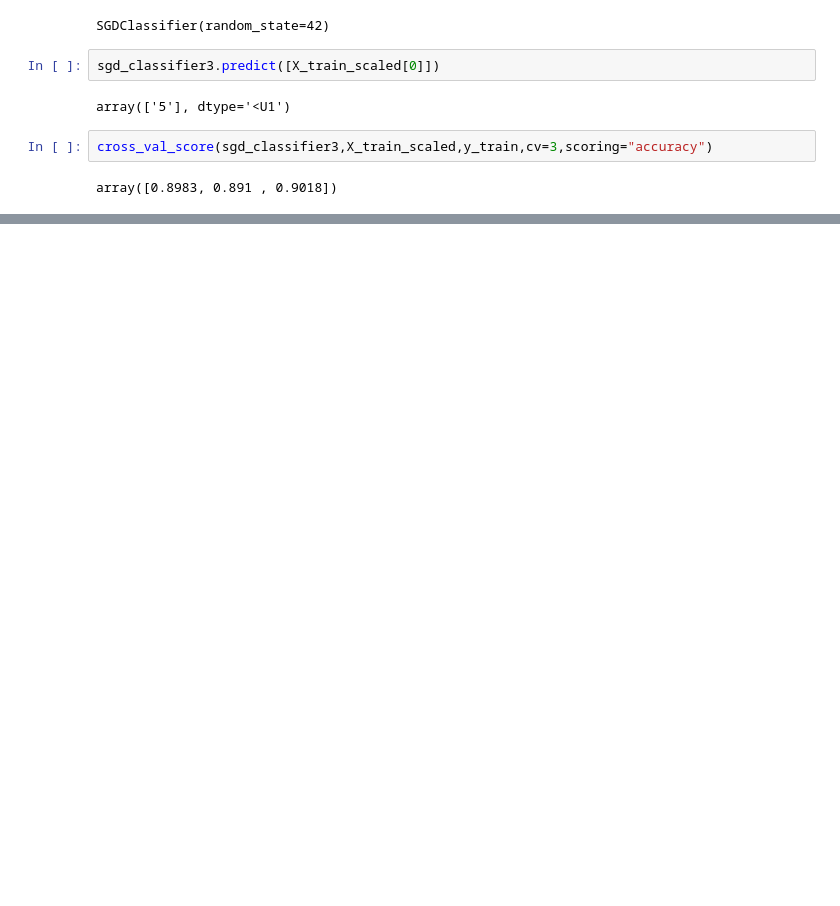
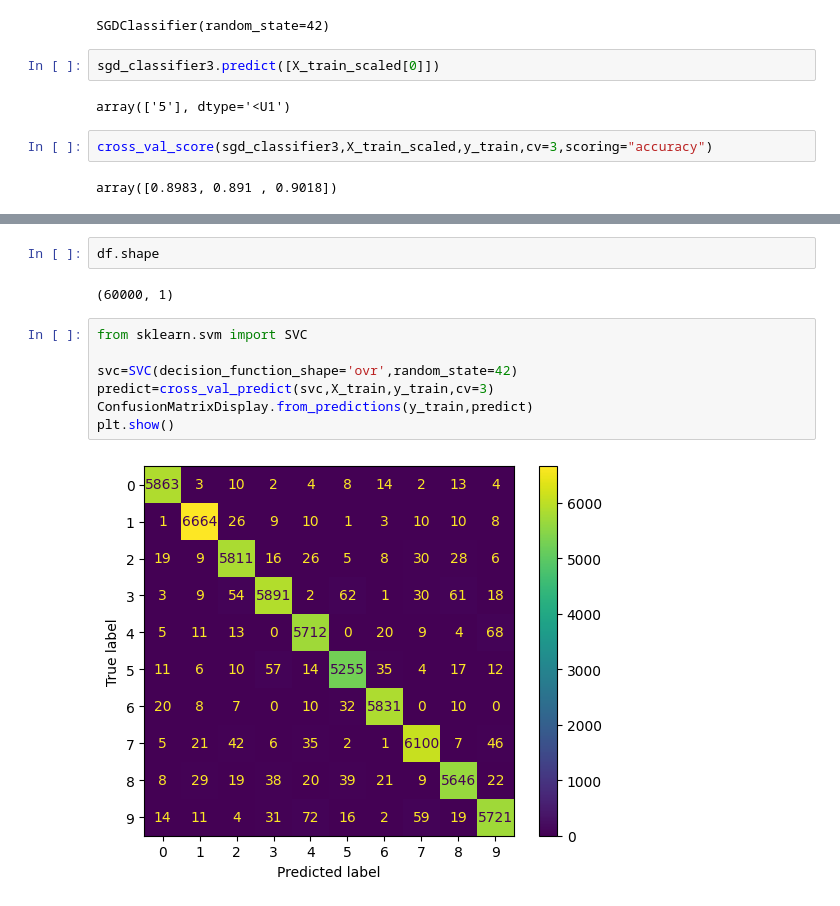
Before and after one commit to AbhiAbhi324/mlpractice, a Jupyter notebook: 3classification.ipynb, the cells around one changed output, grey strips where cells are left out. Drawn from its saved outputs; the diff is of its cells as text; blank space fills up the shorter version.

```diff
--- a/3classification.ipynb
+++ b/3classification.ipynb
@@ -457,0 +488,13 @@ array([0.8983, 0.891 , 0.9018])
+# %%
+df.shape
+# %% [output]
+(60000, 1)
+# %%
+from sklearn.svm import SVC
+
+svc=SVC(decision_function_shape='ovr',random_state=42)
+predict=cross_val_predict(svc,X_train,y_train,cv=3)
+ConfusionMatrixDisplay.from_predictions(y_train,predict)
+plt.show()
+# %% [output]
+[figure, added]
```
Also changed, not shown: parts of 5 cells of this notebook.
